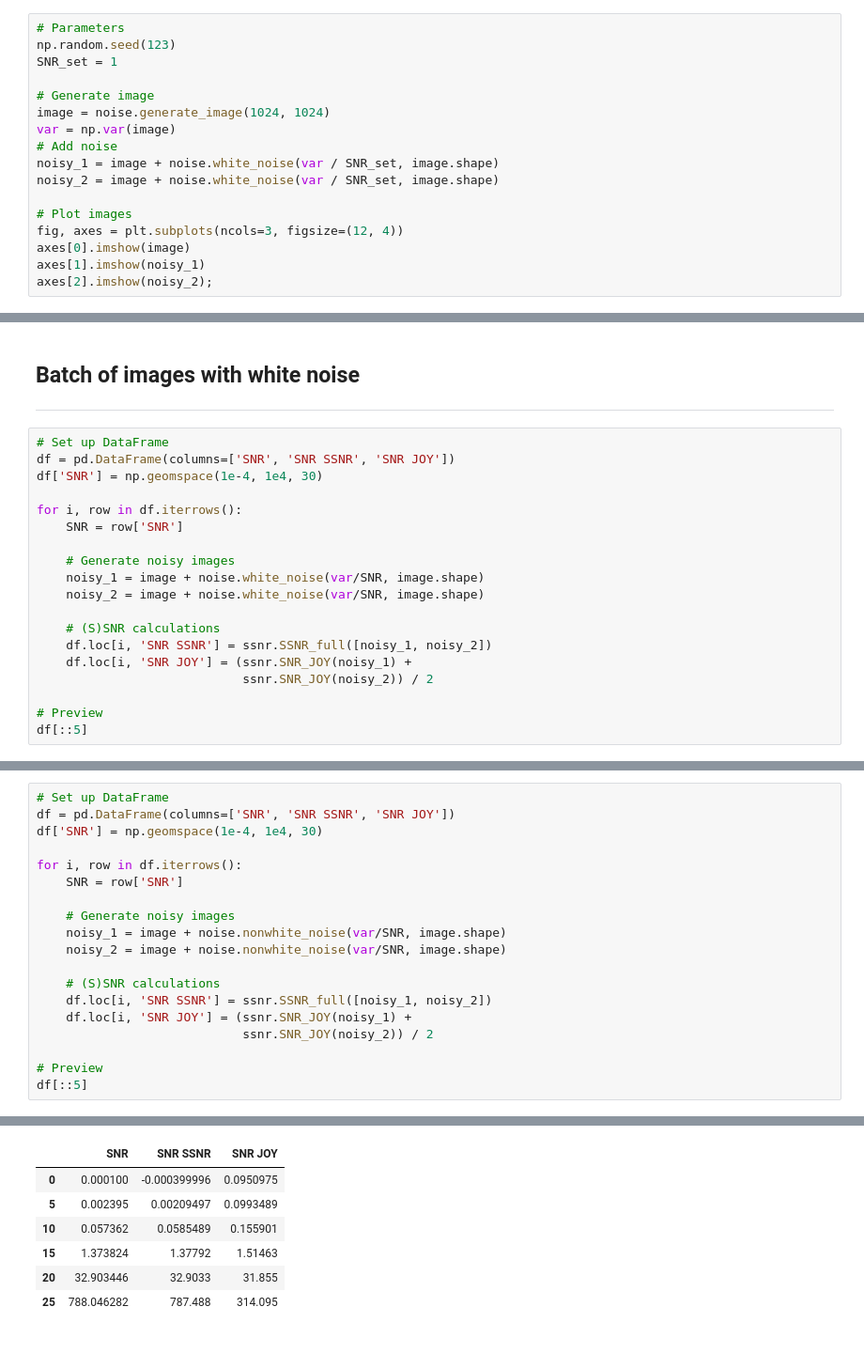
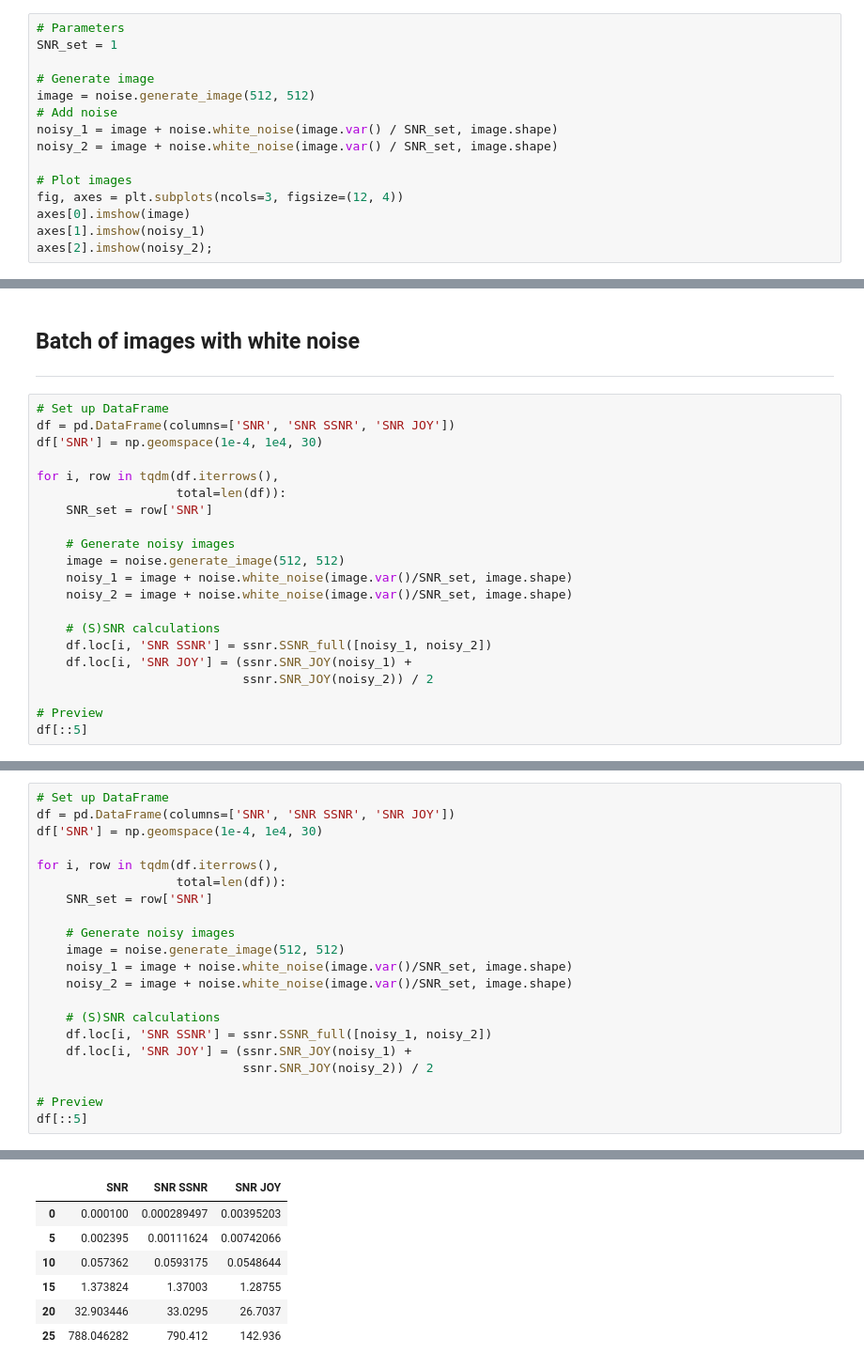
Before and after one commit to hoogenboom-group/Lane-optimization-2020, a Jupyter notebook: notebooks/SSNR_validation.ipynb, the cells around one changed output, grey strips where cells are left out. Shown at 94% size. Drawn from its saved outputs; the diff is of its cells as text.

```diff
--- a/notebooks/SSNR_validation.ipynb
+++ b/notebooks/SSNR_validation.ipynb
@@ -29,15 +31,13 @@ warnings.simplefilter('ignore', RuntimeWarning)
 ### Generate noisy images
 # %%
 # Parameters
-np.random.seed(123)
 SNR_set = 1
 
 # Generate image
-image = noise.generate_image(1024, 1024)
-var = np.var(image)
+image = noise.generate_image(512, 512)
 # Add noise
-noisy_1 = image + noise.white_noise(var / SNR_set, image.shape)
-noisy_2 = image + noise.white_noise(var / SNR_set, image.shape)
+noisy_1 = image + noise.white_noise(image.var() / SNR_set, image.shape)
+noisy_2 = image + noise.white_noise(image.var() / SNR_set, image.shape)
 
 # Plot images
 fig, axes = plt.subplots(ncols=3, figsize=(12, 4))
@@ -89,12 +89,14 @@ SNR from SSNR... 1.0008650932
 df = pd.DataFrame(columns=['SNR', 'SNR SSNR', 'SNR JOY'])
 df['SNR'] = np.geomspace(1e-4, 1e4, 30)
 
-for i, row in df.iterrows():
-    SNR = row['SNR']
+for i, row in tqdm(df.iterrows(),
+                   total=len(df)):
+    SNR_set = row['SNR']
 
     # Generate noisy images
-    noisy_1 = image + noise.white_noise(var/SNR, image.shape)
-    noisy_2 = image + noise.white_noise(var/SNR, image.shape)
+    image = noise.generate_image(512, 512)
+    noisy_1 = image + noise.white_noise(image.var()/SNR_set, image.shape)
+    noisy_2 = image + noise.white_noise(image.var()/SNR_set, image.shape)
 
     # (S)SNR calculations
     df.loc[i, 'SNR SSNR'] = ssnr.SSNR_full([noisy_1, noisy_2])
@@ -134,12 +138,14 @@ ax.grid(ls=':')
 df = pd.DataFrame(columns=['SNR', 'SNR SSNR', 'SNR JOY'])
 df['SNR'] = np.geomspace(1e-4, 1e4, 30)
 
-for i, row in df.iterrows():
-    SNR = row['SNR']
+for i, row in tqdm(df.iterrows(),
+                   total=len(df)):
+    SNR_set = row['SNR']
 
     # Generate noisy images
-    noisy_1 = image + noise.nonwhite_noise(var/SNR, image.shape)
-    noisy_2 = image + noise.nonwhite_noise(var/SNR, image.shape)
+    image = noise.generate_image(512, 512)
+    noisy_1 = image + noise.white_noise(image.var()/SNR_set, image.shape)
+    noisy_2 = image + noise.white_noise(image.var()/SNR_set, image.shape)
 
     # (S)SNR calculations
     df.loc[i, 'SNR SSNR'] = ssnr.SSNR_full([noisy_1, noisy_2])
@@ -152,10 +159,10 @@ df[::5]
 |  | SNR | SNR SSNR | SNR JOY |
-| 0 | 0.000100 | -0.000399996 | 0.0950975 |
-| 5 | 0.002395 | 0.00209497 | 0.0993489 |
-| 10 | 0.057362 | 0.0585489 | 0.155901 |
-| 15 | 1.373824 | 1.37792 | 1.51463 |
-| 20 | 32.903446 | 32.9033 | 31.855 |
-| 25 | 788.046282 | 787.488 | 314.095 |
+| 0 | 0.000100 | 0.000289497 | 0.00395203 |
+| 5 | 0.002395 | 0.00111624 | 0.00742066 |
+| 10 | 0.057362 | 0.0593175 | 0.0548644 |
+| 15 | 1.373824 | 1.37003 | 1.28755 |
+| 20 | 32.903446 | 33.0295 | 26.7037 |
+| 25 | 788.046282 | 790.412 | 142.936 |
 # %%
 # Plot SNR calculations
 fig, ax = plt.subplots(figsize=(7, 5))
```
Also changed, not shown: parts of 14 cells of this notebook.
